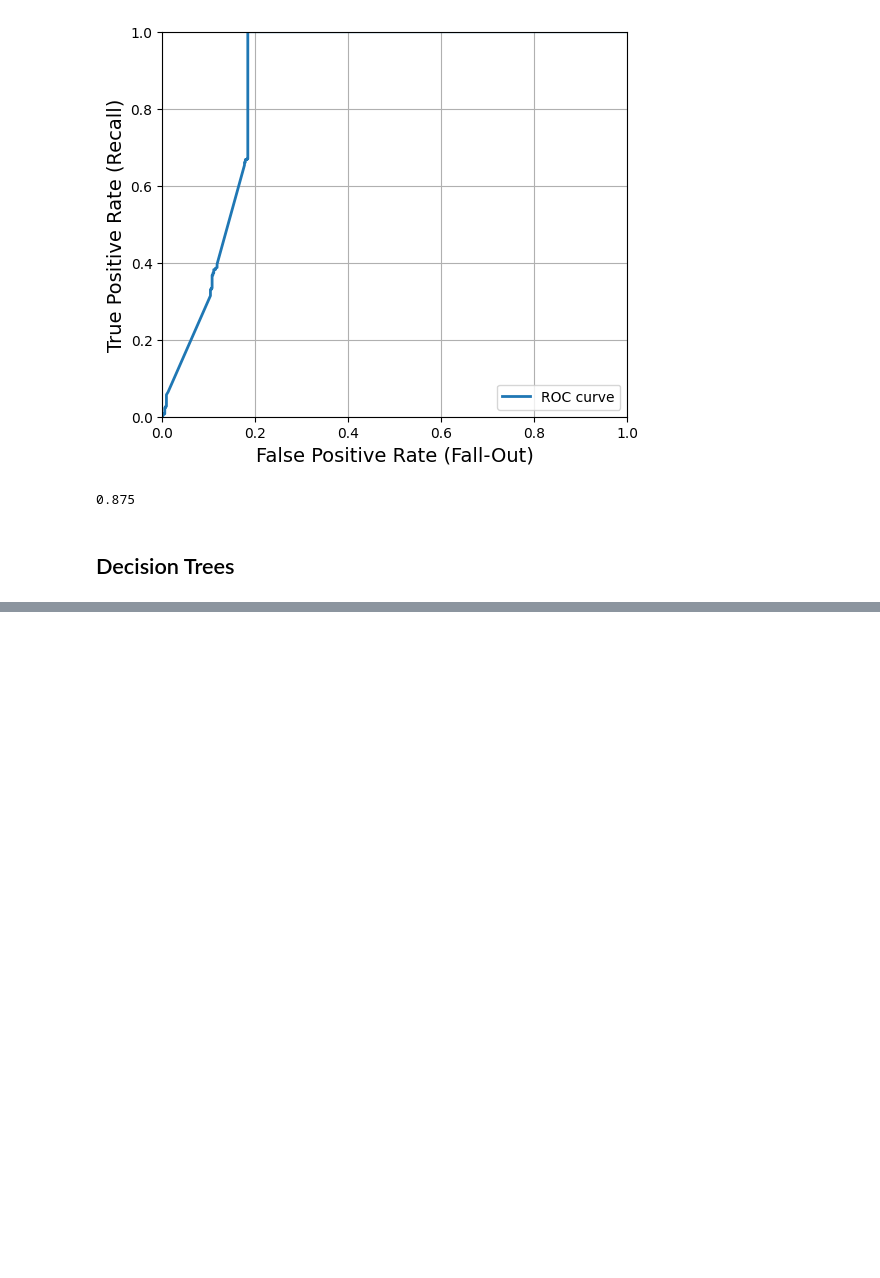
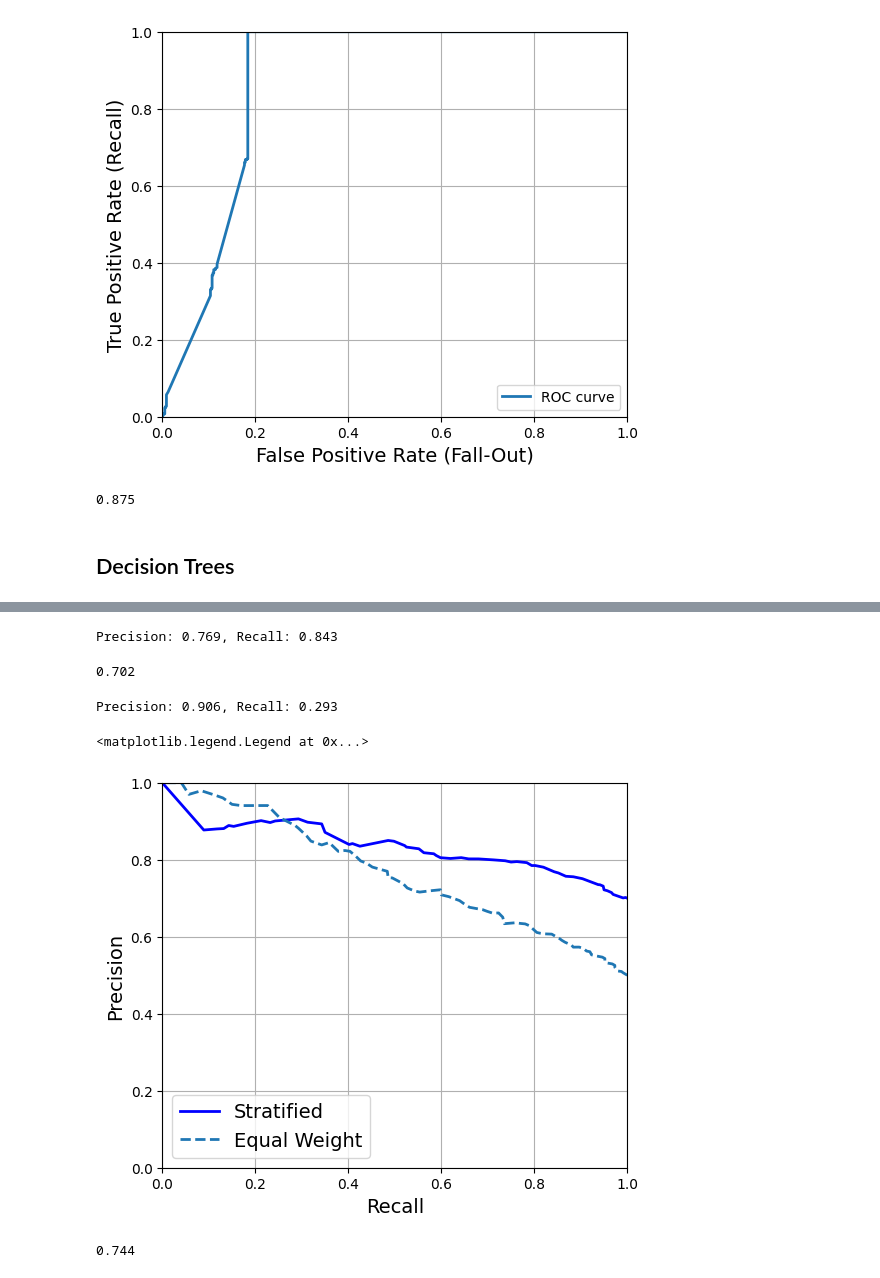
Before and after one commit to Gonzalo-Caro/Practicas-ML-NN, a Jupyter notebook: Additional Exercises/2. Classification.ipynb, the cells around one changed output, grey strips where cells are left out. Saved outputs shown, nothing was run; the diff lists cells and outputs as text; code cells hidden in the pictures; blank space fills up the shorter version.

```diff
--- a/Additional Exercises/2. Classification.ipynb
+++ b/Additional Exercises/2. Classification.ipynb
@@ -1513,0 +1543,2 @@ roc_rbf_svm_50.round(3)
+# %%
+tree_clf = random_search.best_estimator_
@@ -1513,0 +1549,57 @@ roc_rbf_svm_50.round(3)
+# %%
+y_train_pred = cross_val_predict(tree_clf, X_train, y_train_good, cv=3)
+
+precision = precision_score(y_train_good, y_train_pred)
+recall = recall_score(y_train_good, y_train_pred)
+
+print(f'Precision: {precision:.3f}, Recall: {recall:.3f}')
+# %% [output]
+Precision: 0.769, Recall: 0.843
+# %%
+y_probas = cross_val_predict(tree_clf, X_train, y_train_good, cv=3,
+                                    method="predict_proba")
+
+y_scores = y_probas[:, 1]
+# %%
+roc_tree = roc_auc_score(y_train_good, y_scores)
+
+roc_tree.round(3)
+# %% [output]
+0.702
+# %%
+precisions, recalls, thresholds = precision_recall_curve(y_train_good, y_scores)
+threshold_for_90_precision = thresholds[(precisions >= 0.90).argmax()]
+
+y_train_pred_90 = y_scores >= threshold_for_90_precision
+
+print(f"Precision: {precision_score(y_train_good, y_train_pred_90):.3f}, Recall: {recall_score(y_train_good, y_train_pred_90):.3f}")
+# %% [output]
+Precision: 0.906, Recall: 0.293
+# %%
+y_probas_50 = cross_val_predict(tree_clf, X_train_50, y_train_good_50, cv=3,
+                                    method="predict_proba")
+
+y_scores_50 = y_probas_50[:, 1]
+
+precisions_50, recalls_50, thresholds_50 = precision_recall_curve(y_train_good_50, y_scores_50)
+# %%
+plt.figure(figsize=(6, 5))
+
+plt.plot(recalls, precisions, "b-", linewidth=2,
+         label="Stratified")
+plt.plot(recalls_50, precisions_50, "--", linewidth=2, label="Equal Weight")
+
+plt.xlabel("Recall")
+plt.ylabel("Precision")
+plt.axis([0, 1, 0, 1])
+plt.grid()
+plt.legend(loc="lower left")
+# %% [output]
+<matplotlib.legend.Legend at 0x...>
+[figure, added]
+# %%
+roc_tree_50 = roc_auc_score(y_train_good_50, y_scores_50)
+
+roc_tree_50.round(3)
+# %% [output]
+0.744
```
Also changed, not shown: parts of 10 cells of this notebook, 2 other files.
